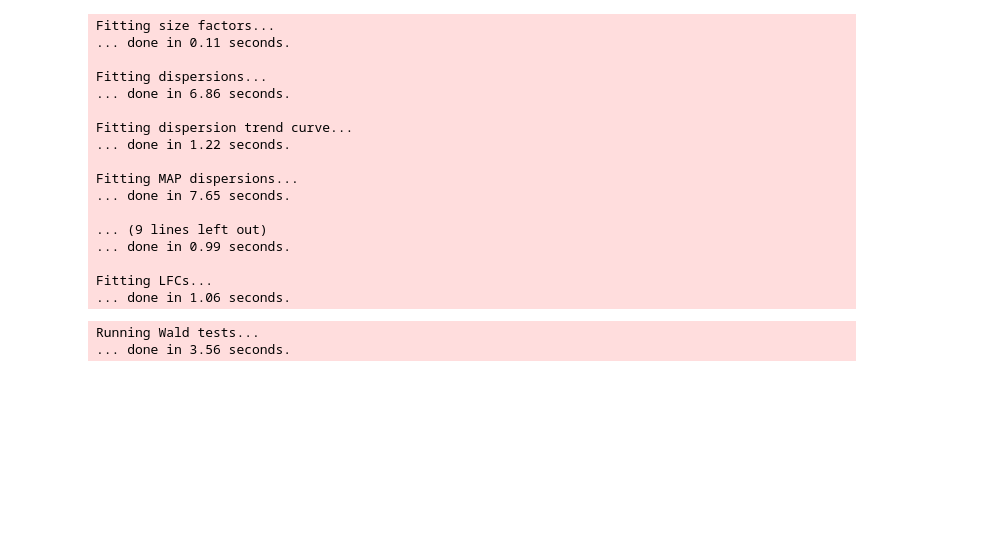
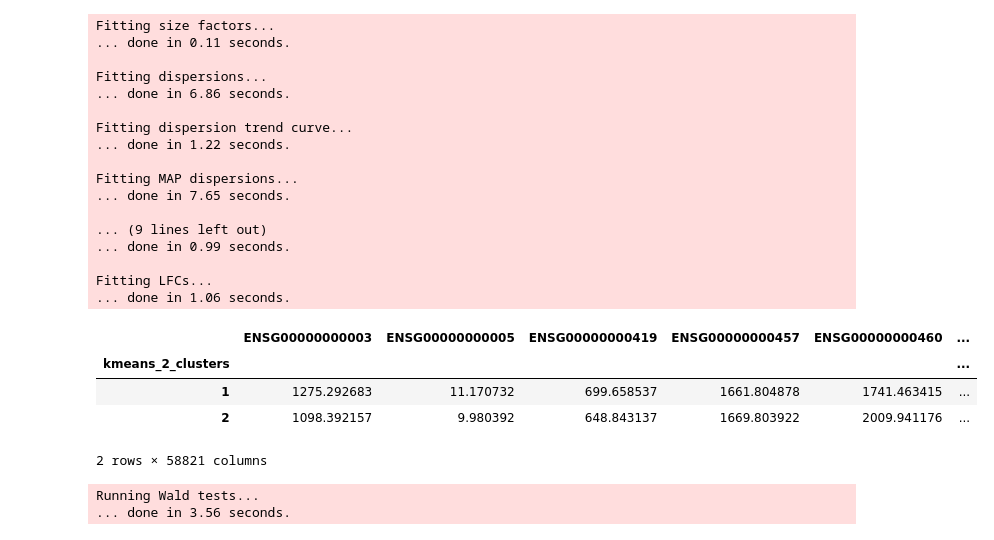
Before and after one commit to p0nda/MetabSubtype, a Jupyter notebook: tasks/MultiOmics/notebooks/single_omic.ipynb, the cells around one changed output. Drawn from its saved outputs; the diff is of its cells as text; code cells hidden in the pictures; blank space fills up the shorter version.

```diff
--- a/tasks/MultiOmics/notebooks/single_omic.ipynb
+++ b/tasks/MultiOmics/notebooks/single_omic.ipynb
@@ -199,6 +199,15 @@ Fitting MAP dispersions...
 
 Fitting LFCs...
 ... done in 1.06 seconds.
+# %%
+using_df=pd.merge(counts_df,sample_df,left_index=True,right_index=True)
+using_df.groupby('kmeans_2_clusters').mean()
+# %% [output]
+|  | ENSG00000000003 | ENSG00000000005 | ENSG00000000419 | ENSG00000000457 | ENSG00000000460 | ... |
+| kmeans_2_clusters |  |  |  |  |  | ... |
+| 1 | 1275.292683 | 11.170732 | 699.658537 | 1661.804878 | 1741.463415 | ... |
+| 2 | 1098.392157 | 9.980392 | 648.843137 | 1669.803922 | 2009.941176 | ... |
+2 rows × 58821 columns
 # %%
 stat_res = DeseqStats(dds, inference=inference)
 stat_res.summary()
```
Also changed, not shown: 8 other files.
